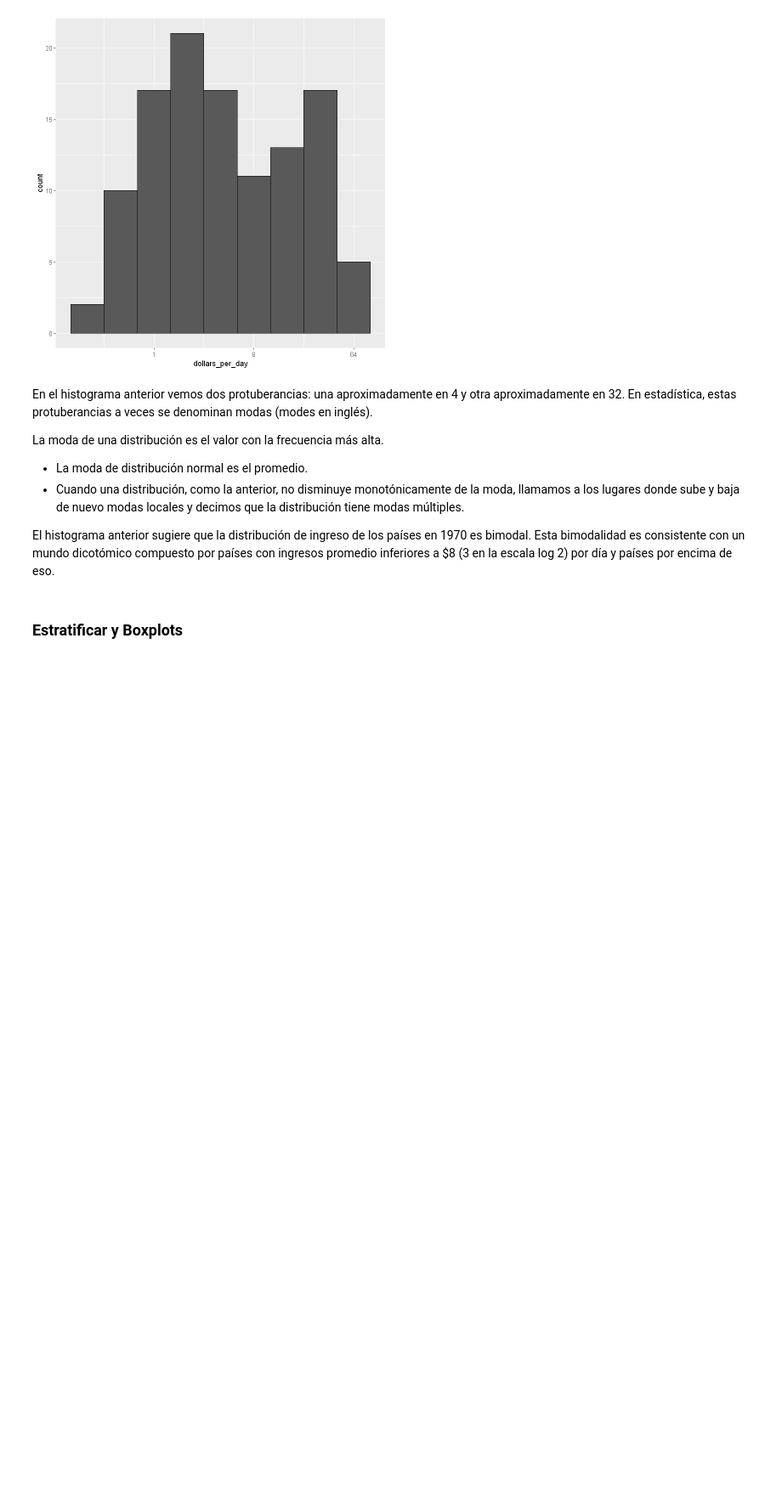
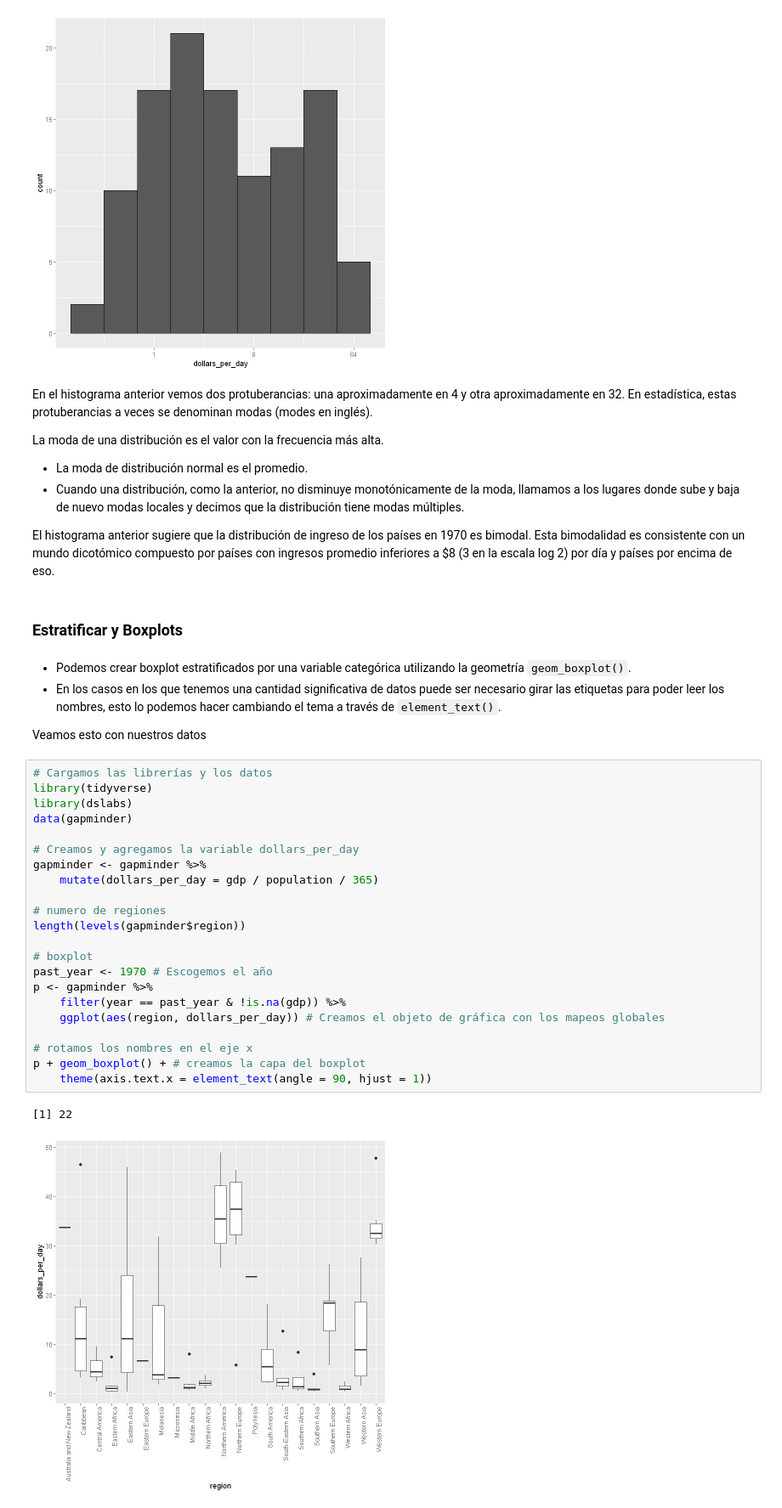
Before and after one commit to RaymundoSGlz/Data-Visualization, a Jupyter notebook: Gapminder.ipynb, the cells around one changed output. Shown at 85% size. Drawn from its saved outputs; the diff is of its cells as text; blank space fills up the shorter version.

```diff
--- a/Gapminder.ipynb
+++ b/Gapminder.ipynb
@@ -279,3 +263,33 @@ La moda de una distribución es el valor con la frecuencia más alta.
 El histograma anterior sugiere que la distribución de ingreso de los países en 1970 es bimodal. Esta bimodalidad es consistente con un mundo dicotómico compuesto por países con ingresos promedio inferiores a $8 (3 en la escala log 2) por día y países por encima de eso.
 # %% [markdown]
 ### Estratificar y Boxplots
+# %% [markdown]
+- Podemos crear boxplot estratificados por una variable categórica utilizando la geometría `geom_boxplot()`.
+- En los casos en los que tenemos una cantidad significativa de datos puede ser necesario girar las etiquetas para poder leer los nombres, esto lo podemos hacer cambiando el tema a través de `element_text()`.
+
+Veamos esto con nuestros datos
+# %%
+# Cargamos las librerías y los datos
+library(tidyverse)
+library(dslabs)
+data(gapminder)
+
+# Creamos y agregamos la variable dollars_per_day
+gapminder <- gapminder %>%
+    mutate(dollars_per_day = gdp / population / 365)
+
+# numero de regiones
+length(levels(gapminder$region))
+
+# boxplot
+past_year <- 1970 # Escogemos el año
+p <- gapminder %>%
+    filter(year == past_year & !is.na(gdp)) %>%
+    ggplot(aes(region, dollars_per_day)) # Creamos el objeto de gráfica con los mapeos globales
+
+# rotamos los nombres en el eje x
+p + geom_boxplot() + # creamos la capa del boxplot
+    theme(axis.text.x = element_text(angle = 90, hjust = 1))
+# %% [output]
+[1] 22
+[figure, added]
```
Also changed, not shown: parts of 31 cells of this notebook, 1 other file.
